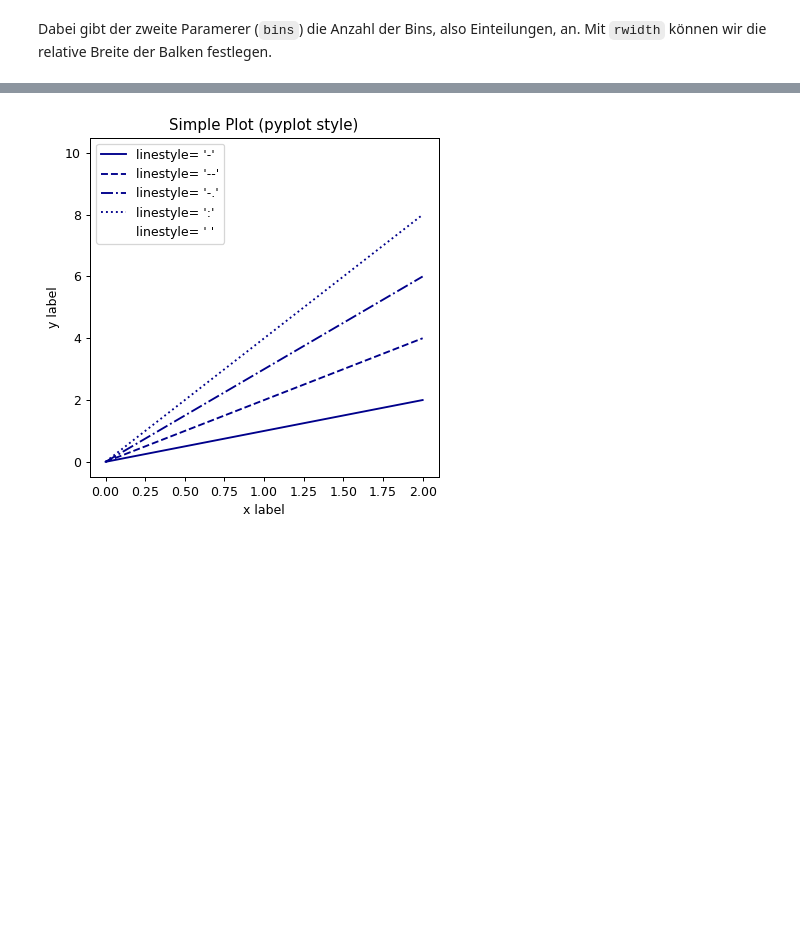
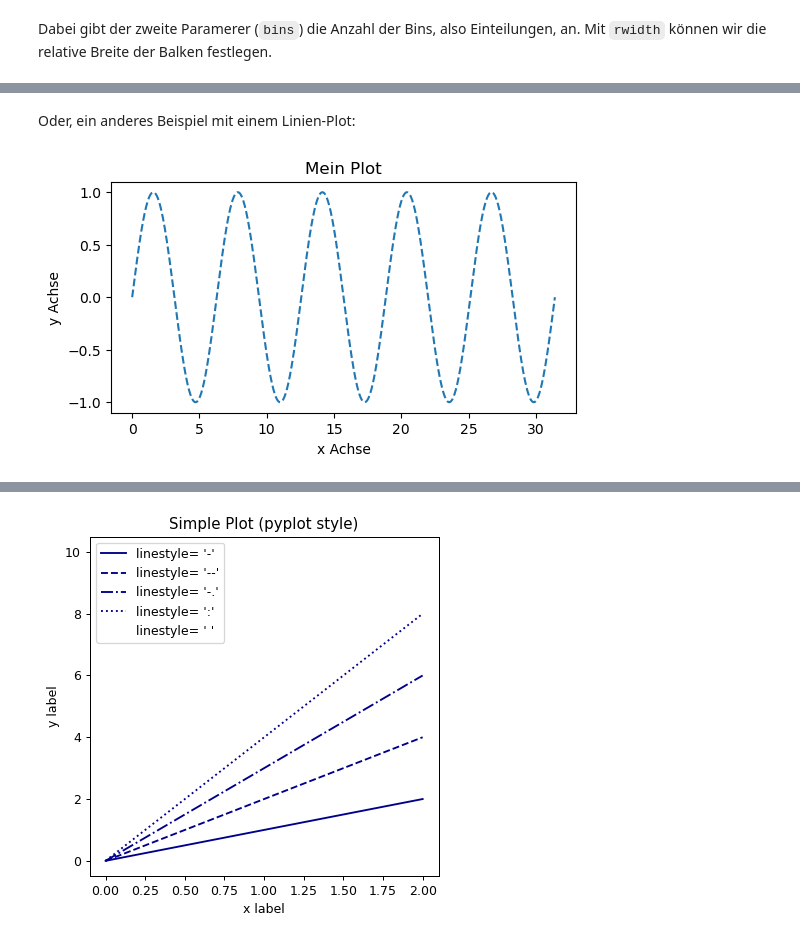
Before and after one commit to florian-huber/python-introduction, a Jupyter notebook: lesson_material_german/12_data_visualization.ipynb, the cells around one changed output, grey strips where cells are left out. Cells and saved outputs as stored; diff of their text form; code cells hidden in the pictures; blank space fills up the shorter version.

```diff
--- a/lesson_material_german/12_data_visualization.ipynb
+++ b/lesson_material_german/12_data_visualization.ipynb
@@ -431,0 +481,15 @@ plt.show()
+# %% [markdown]
+Oder, ein anderes Beispiel mit einem Linien-Plot:
+# %%
+x = np.linspace(0, 10*np.pi, 1000)
+y = np.sin(x)
+
+fig, ax = plt.subplots(figsize=(6, 3))
+ax.plot(x, y, "--")
+
+ax.set_xlabel("x Achse")
+ax.set_ylabel("y Achse")
+ax.set_title("Mein Plot")
+plt.show()
+# %% [output]
+[figure, added]
```
Also changed, not shown: parts of 32 cells of this notebook.
